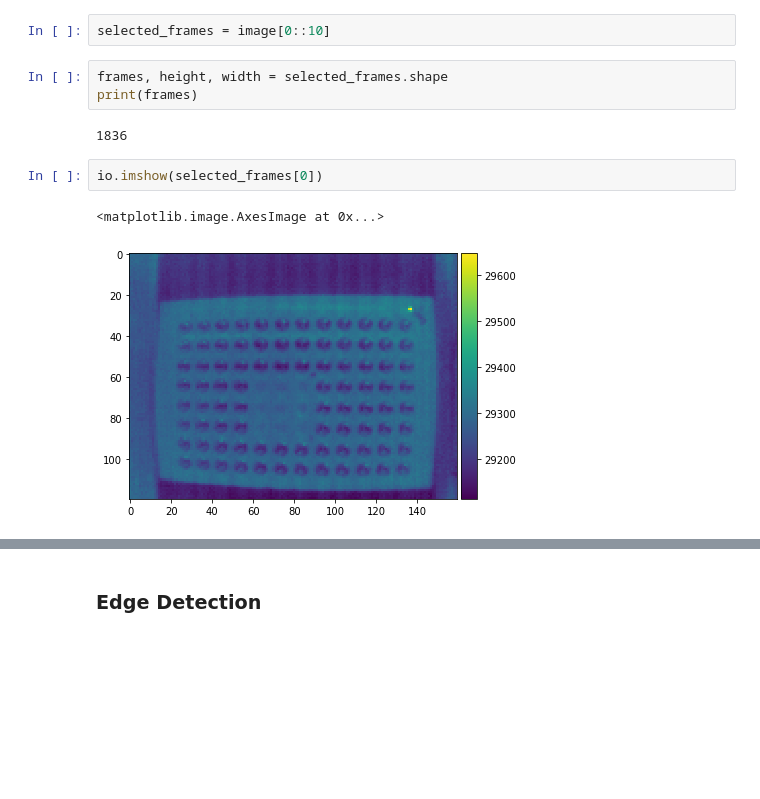
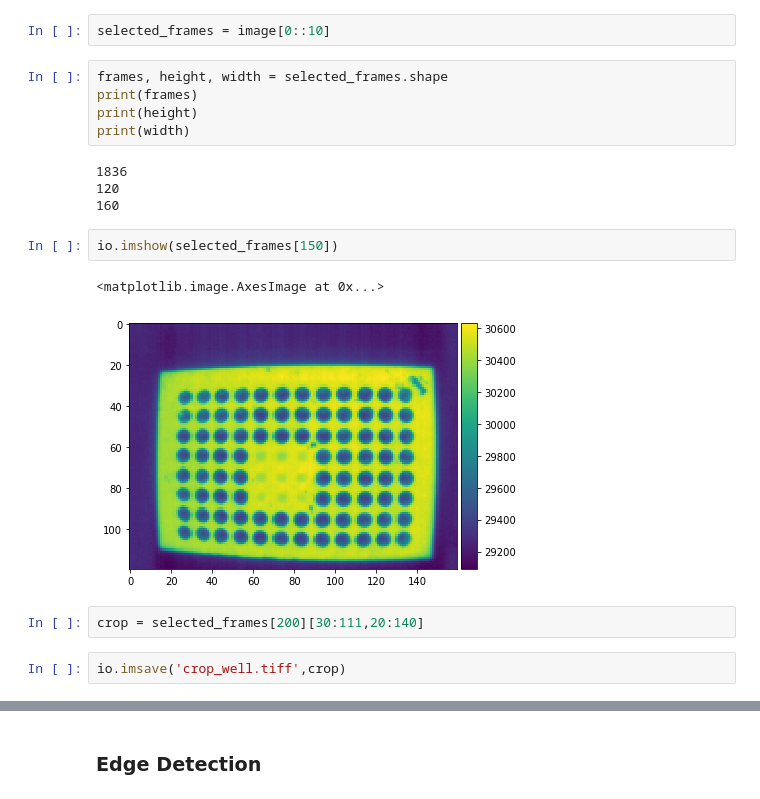
Before and after one commit to jrodguez/musical-robot, a Jupyter notebook: examples/Test_edge_detection.ipynb, the cells around one changed output, grey strips where cells are left out. Drawn from its saved outputs; the diff is of its cells as text; blank space fills up the shorter version.

```diff
--- a/examples/Test_edge_detection.ipynb
+++ b/examples/Test_edge_detection.ipynb
@@ -25,10 +57,18 @@ selected_frames = image[0::10]
 # %%
 frames, height, width = selected_frames.shape
 print(frames)
+print(height)
+print(width)
 # %% [output]
 1836
+120
+160
 # %%
-io.imshow(selected_frames[0])
+io.imshow(selected_frames[150])
 # %% [output]
 <matplotlib.image.AxesImage at 0x...>
-[figure, old version]
+[figure, new version]
+# %%
+crop = selected_frames[200][30:111,20:140]
+# %%
+io.imsave('crop_well.tiff',crop)
```
Also changed, not shown: parts of 16 cells of this notebook, 8 other files.
